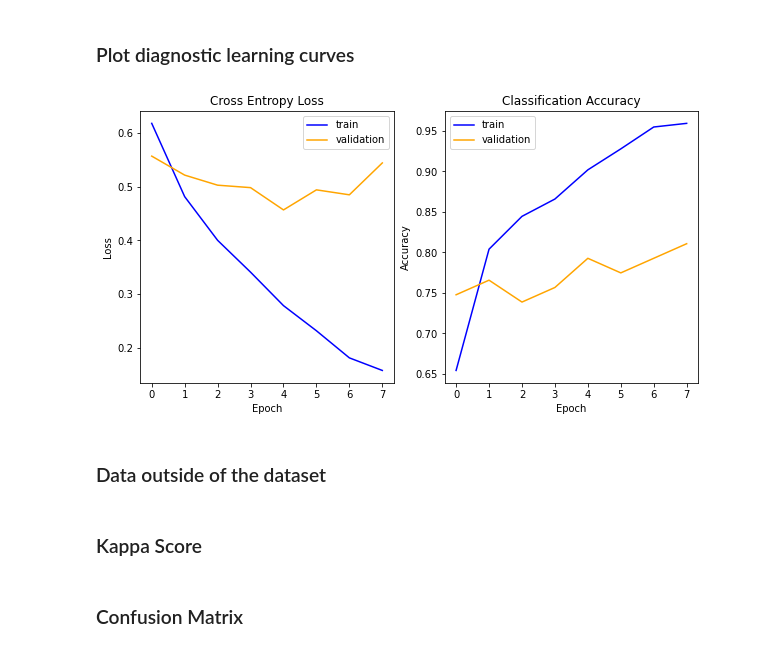
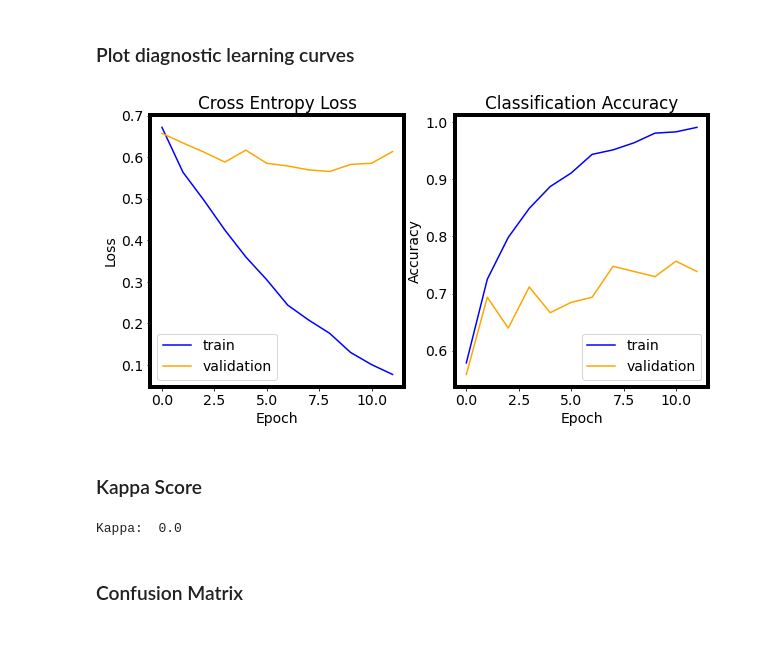
Before and after one commit to Svendpai/semantic-image-similarity, a Jupyter notebook: deep-learning/similarity.ipynb, the cells around one changed output. Saved outputs shown, nothing was run; the diff lists cells and outputs as text; code cells hidden in the pictures.

```diff
--- a/deep-learning/similarity.ipynb
+++ b/deep-learning/similarity.ipynb
@@ -214,0 +338,14 @@ Test Labels Shape: (111,)
+# %%
+# Prepare distance using feature extraction model
+distance_data_train = feature_extractor.model.predict([data_train[:, 0, 0], data_train[:, 1, 0]])
+distance_label_train = labels_train
+
+distance_data_validation = feature_extractor.model.predict([data_validation[:, 0, 0], data_validation[:, 1, 0]])
+distance_label_validation = labels_validation
+
+distance_data_test = feature_extractor.model.predict([data_test[:, 0, 0], data_test[:, 1, 0]])
+distance_label_test = labels_test
+
+print(distance_label_train.shape)
+
+print(distance_data_train.shape)
@@ -454,41 +612,43 @@ ValueError: too many values to unpack (expected 2)
 # %%
 # plot diagnostic learning curves
 def summarize_diagnostics(history):
 	# plot loss
 	fig, ax = plt.subplots(1, 2, figsize=(10, 5))
 	ax[0].set_title('Cross Entropy Loss')
 	ax[0].set_xlabel('Epoch')
 	ax[0].set_ylabel('Loss')
 	ax[0].plot(history.history['loss'], color='blue', label='train')
 	ax[0].plot(history.history['val_loss'], color='orange', label='validation')
 	ax[0].legend()
 
 	# plot accuracy
 	ax[1].set_title('Classification Accuracy')
 	ax[1].set_xlabel('Epoch')
 	ax[1].set_ylabel('Accuracy')
 	ax[1].plot(history.history['acc'], color='blue', label='train')
 	ax[1].plot(history.history['val_acc'], color='orange', label='validation')
 	ax[1].legend()
 
 	plt.show()
 
-summarize_diagnostics(siamese_network.history)
+summarize_diagnostics(dense_model.history)
 # %% [output]
-[figure, old version]
+[figure, new version]
-# %% [markdown]
-### Data outside of the dataset
 # %% [markdown]
 ### Kappa Score
 # %%
+# DOESN'T WORK
+
 def calculate_kappa(y_true, y_pred):
     return cohen_kappa_score(y_true, y_pred, weights='quadratic')
 
-pred = siamese_network_model.predict(x_test)
+pred = dense_model.model.predict(distance_data_test)
 pred = np.argmax(pred, axis=1)
 
-kappa = calculate_kappa(old_y_test, pred)
+kappa = calculate_kappa(distance_label_test, pred)
 print("Kappa: ", kappa)
+# %% [output]
+Kappa:  0.0
 # %% [markdown]
 ### Confusion Matrix
 # %%
```
Also changed, not shown: parts of 26 cells of this notebook, 2 other files.
